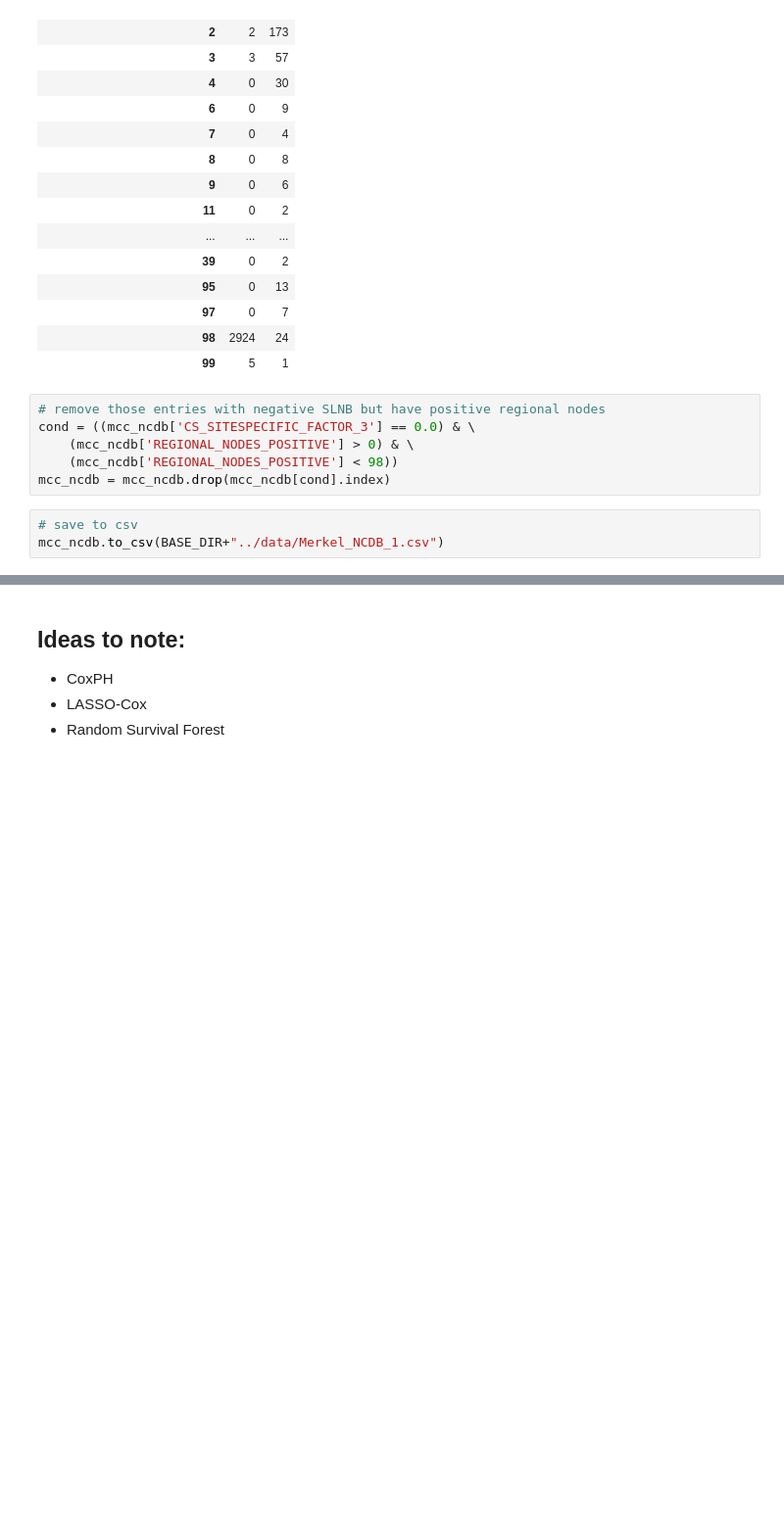
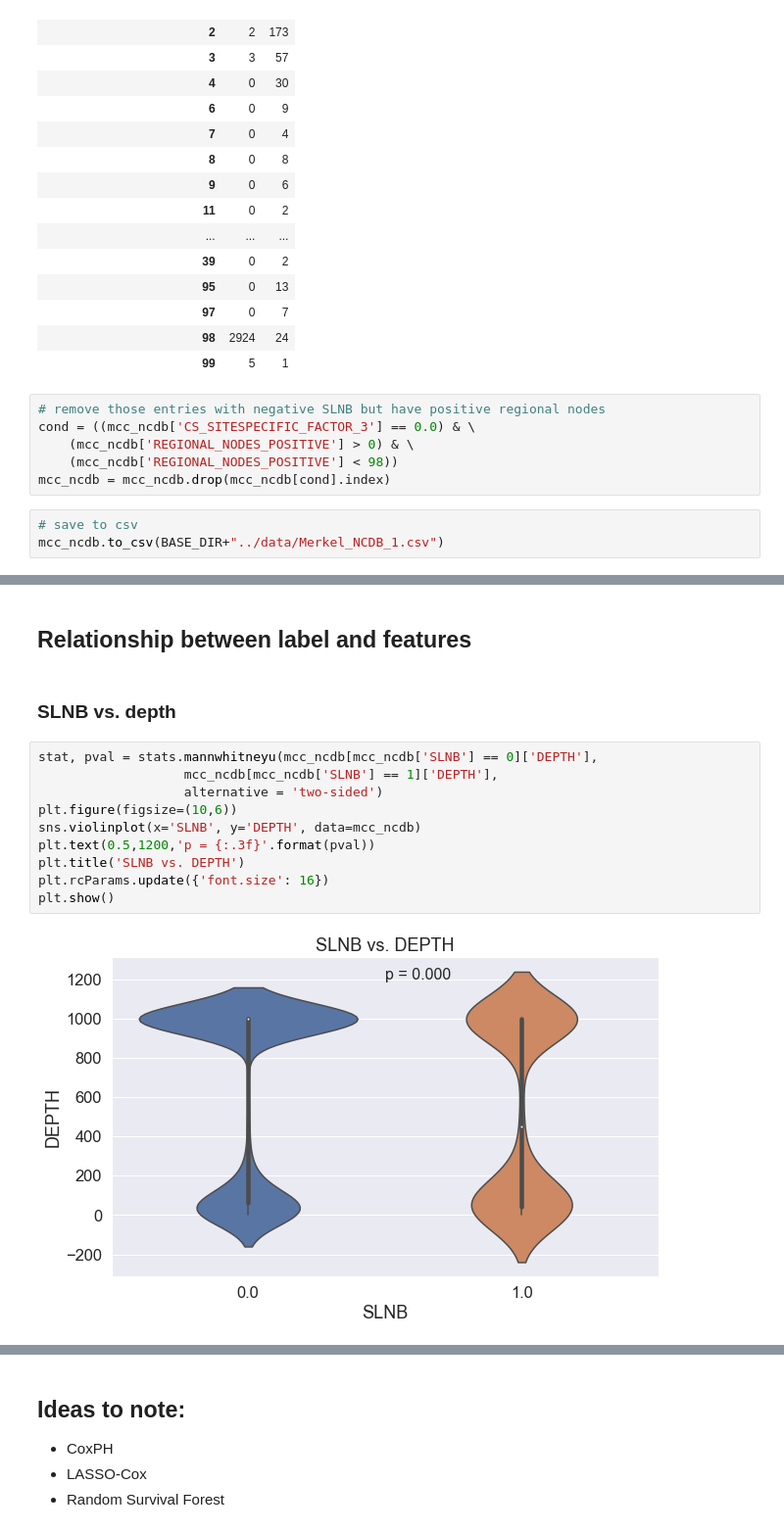
Before and after one commit to jerryji1993/MetMCC-SCAN, a Jupyter notebook: scripts/EDA.ipynb, the cells around one changed output, grey strips where cells are left out. Shown at 98% size. Drawn from its saved outputs; the diff is of its cells as text; blank space fills up the shorter version.

```diff
--- a/scripts/EDA.ipynb
+++ b/scripts/EDA.ipynb
@@ -463,0 +629,16 @@ X_train, X_test, y_train, y_test = train_test_split(X, y, test_size = 0.1, rando
+# %% [markdown]
+## Relationship between label and features
+# %% [markdown]
+### SLNB vs. depth
+# %%
+stat, pval = stats.mannwhitneyu(mcc_ncdb[mcc_ncdb['SLNB'] == 0]['DEPTH'],
+                   mcc_ncdb[mcc_ncdb['SLNB'] == 1]['DEPTH'],
+                   alternative = 'two-sided')
+plt.figure(figsize=(10,6))
+sns.violinplot(x='SLNB', y='DEPTH', data=mcc_ncdb)
+plt.text(0.5,1200,'p = {:.3f}'.format(pval))
+plt.title('SLNB vs. DEPTH')
+plt.rcParams.update({'font.size': 16})
+plt.show()
+# %% [output]
+[figure, added]
```
Also changed, not shown: parts of 40 cells of this notebook, 2 other files.
